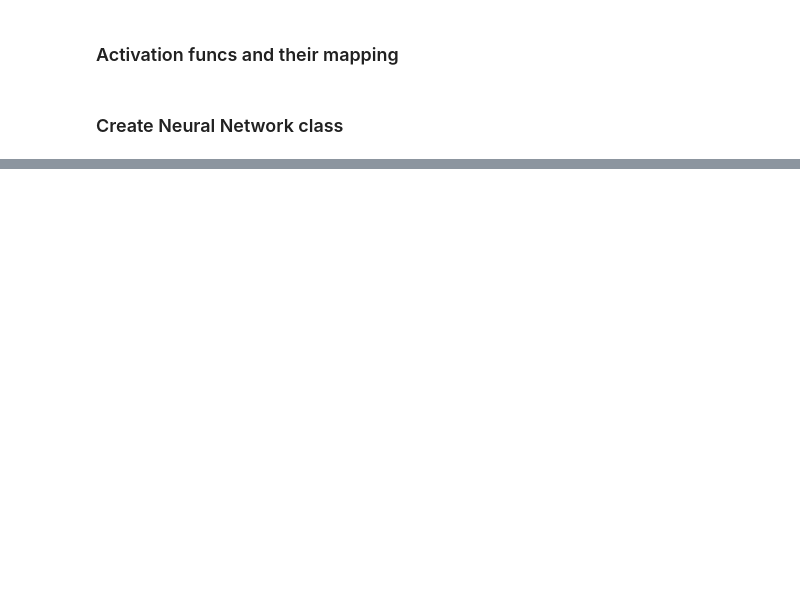
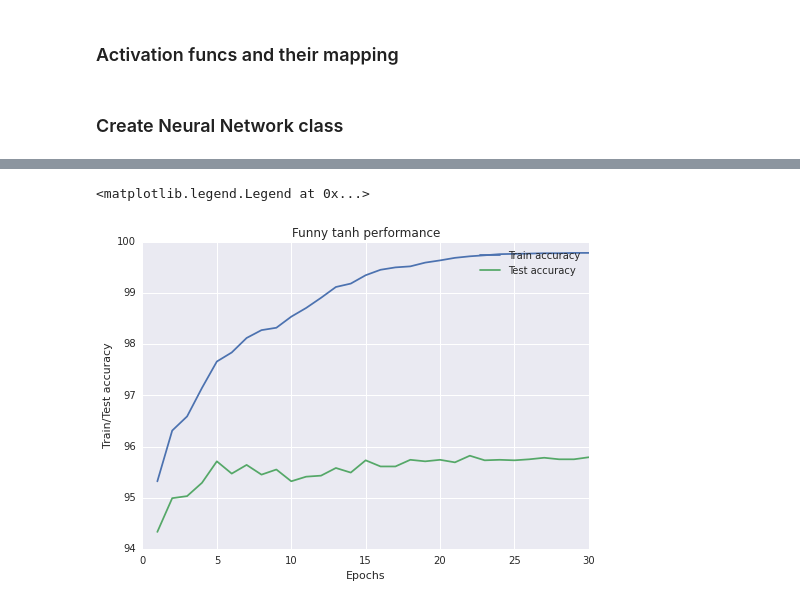
Before and after one commit to ankit2311/NeuralNetworks-CSE-253, a Jupyter notebook: Homework2/src/CS 253 HW 2.ipynb, the cells around one changed output, grey strips where cells are left out. Saved outputs shown, nothing was run; the diff lists cells and outputs as text; code cells hidden in the pictures; blank space fills up the shorter version.

```diff
--- a/Homework2/src/CS 253 HW 2.ipynb
+++ b/Homework2/src/CS 253 HW 2.ipynb
@@ -246,0 +272,14 @@ array([  3.47602321e-03,   3.54317344e-05,   2.22870847e-03,
+# %%
+x = [i+1 for i in xrange(30)]
+tanh_train = [95.318333333333342, 96.311666666666667, 96.588333333333338, 97.14500000000001, 97.661666666666662, 97.838333333333338, 98.12166666666667, 98.275000000000006, 98.321666666666658, 98.538333333333341, 98.708333333333329, 98.906666666666666, 99.118333333333325, 99.185000000000002, 99.348333333333343, 99.454999999999998, 99.501666666666665, 99.521666666666661, 99.594999999999999, 99.638333333333335, 99.688333333333333, 99.718333333333334, 99.73833333333333, 99.760000000000005, 99.766666666666666, 99.771666666666675, 99.778333333333336, 99.778333333333336, 99.784999999999997, 99.784999999999997]
+tanh_test = [94.329999999999998, 94.989999999999995, 95.030000000000001, 95.289999999999992, 95.709999999999994, 95.469999999999999, 95.640000000000001, 95.450000000000003, 95.549999999999997, 95.320000000000007, 95.409999999999997, 95.430000000000007, 95.579999999999998, 95.489999999999995, 95.730000000000004, 95.609999999999999, 95.609999999999999, 95.740000000000009, 95.709999999999994, 95.740000000000009, 95.689999999999998, 95.820000000000007, 95.730000000000004, 95.740000000000009, 95.730000000000004, 95.75, 95.780000000000001, 95.75, 95.75, 95.789999999999992]
+
+sns.plt.xlabel("Epochs")
+sns.plt.ylabel("Train/Test accuracy")
+sns.plt.plot(x, tanh_train,  label = "Train accuracy" )
+sns.plt.plot(x, tanh_test,  label = "Test accuracy" )
+sns.plt.title("Funny tanh performance")
+sns.plt.legend()
+# %% [output]
+<matplotlib.legend.Legend at 0x...>
+[figure, added]
```
Also changed, not shown: parts of 47 cells of this notebook.
